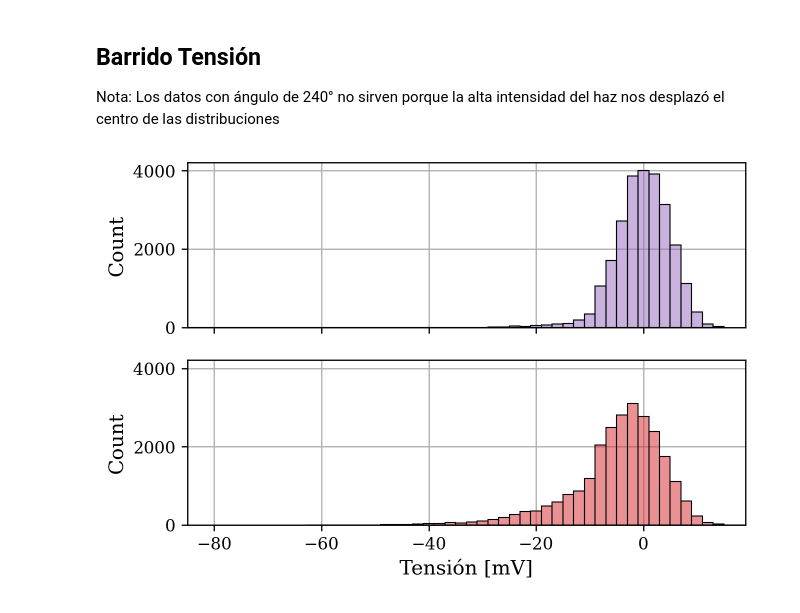
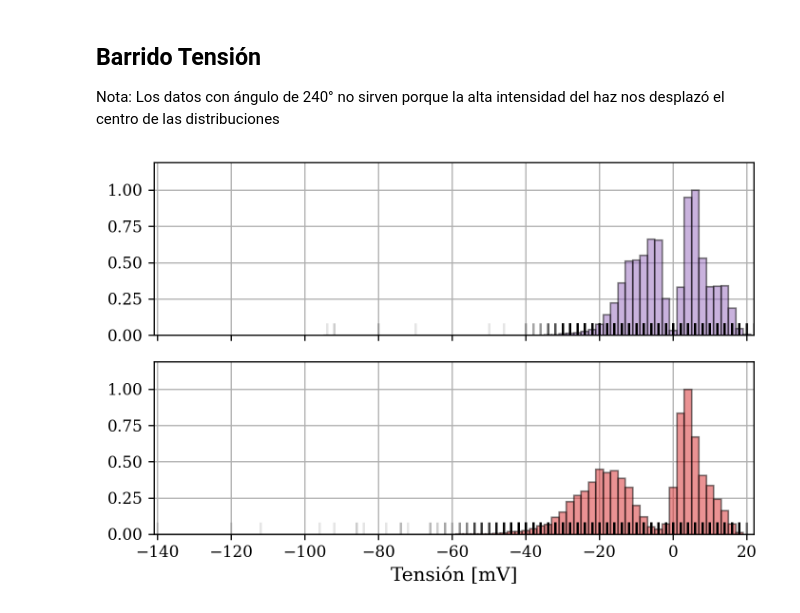
Before and after one commit to agustinbrusco/Laboratorio5, a Jupyter notebook: Datos y código - Práctica 3/adquisicion.ipynb, the cells around one changed output. Cells and saved outputs as stored; diff of their text form; code cells hidden in the pictures.

```diff
--- a/Datos y código - Práctica 3/adquisicion.ipynb
+++ b/Datos y código - Práctica 3/adquisicion.ipynb
@@ -57,13 +60,13 @@ config_code_dict = {
 }
 # %%
 # Leer del osciloscopio:
-# tiempo, channel1 = osci.read_data(1)  # s, V
+tiempo, channel1 = osci.read_data(1)  # s, V
 
 # Leer una tanda guardada:
-modo, angulo, tension, config = "sample", 230, 990, "d"
-tiempo, channel1 = np.load(f"osci_sample/{modo}_a{angulo}_t{tension}_{config}.npy")  # s, V
-tiempo = tiempo[:2500]
-channel1 = channel1[:2500]
+# modo, angulo, tension, config = "sample", 230, 990, "d"
+# tiempo, channel1 = np.load(f"osci_sample/{modo}_a{angulo}_t{tension}_{config}.npy")  # s, V
+# tiempo = tiempo[:2500]
+# channel1 = channel1[:2500]
 
 res = 2e-3  # V
 vals_unicos = np.unique(channel1)
@@ -86,5 +89,5 @@ plt.show()
 # %%
-config = "d"  # Estado del instrumental al medir
+config = "c"  # Estado del instrumental al medir
 tension = 1050  # Tensión en la fuente del fotomultiplicador
 angulo = 230  # Ángulo relativo entre polarizadores a la salida del láser
 modo = "fpeaks"  # Modo del osciloscopio: "fpeaks" para find peaks y "sample" para sampleo
@@ -95,7 +98,7 @@ for i in range(10):
     time.sleep(5e-3)
 tiempo = np.concatenate(tiempo)
 channel1 = np.concatenate(channel1)
-np.save(f"barrido/{modo}_a{angulo}_t{tension}_{config}.npy", np.array([tiempo, channel1]))
+np.save(f"pancita_osci/{modo}_a{angulo}_t{tension}_{config}.npy", np.array([tiempo, channel1]))
 # %%
 fig, axs = plt.subplots(4, 1, sharex=True, sharey=True)
 color_id = 4
@@ -128,10 +131,10 @@ plt.show()
 
 Nota: Los datos con ángulo de 240° no sirven porque la alta intensidad del haz nos desplazó el centro de las distribuciones
 # %%
-config = "d"  # Estado del instrumental al medir
+config = "c"  # Estado del instrumental al medir
 tension = 1050  # Tensión en la fuente del fotomultiplicador
 angulo = 230  # Ángulo relativo entre polarizadores a la salida del láser
-modo = "fpeaks"  # Modo del osciloscopio: "fpeaks" para find peaks y "sample" para sampleo
+modo = "fpeaks25ms"  # Modo del osciloscopio: "fpeaks" para find peaks y "sample" para sampleo
 
 tiempo = ["placeholder"]*10
 channel1 = ["placeholder"]*10
@@ -139,25 +142,45 @@ for i in range(10):
     tiempo[i], channel1[i] = osci.read_data(1)  # s, V
 tiempo = np.concatenate(tiempo)
 channel1 = np.concatenate(channel1)
-np.save(f"barrido/{modo}_a{angulo}_t{tension}_{config}.npy", np.array([tiempo, channel1]))
+np.save(f"pancita_osci/{modo}_a{angulo}_t{tension}_{config}.npy", np.array([tiempo, channel1]))
 # %%
-modo = "fpeaks"
+modo = "fpeaks10ms"
 angulo = 230
 tension = 1050
-fig, axs = plt.subplots(2, 1, sharex=True, sharey=True)
+fig, axs = plt.subplots(2, 1, sharex=True, sharey=True, tight_layout=True)
+fig.subplots_adjust(hspace=0)
 color_id = 4
+height_dict = dict()
+tension_dict = dict()
 for config, ax in zip(["c", "d"], axs):
-    tiempo, channel1 = np.load(f"barrido/{modo}_a{angulo}_t{tension}_{config}.npy")  # s, V
+    tiempo, channel1 = np.load(f"pancita_osci/{modo}_a{angulo}_t{tension}_{config}.npy")  # s, V
     res = 2e-3  # Escala en 50 mV
     # res = 4e-3  # Escala en 100 mV
-    vals_unicos = np.unique(channel1)
-    bins = np.arange(vals_unicos.min() - res/2, vals_unicos.max()+res/2, res)  # V
-    sns.histplot(x=channel1*1e3, color=f"C{color_id}", bins=bins*1e3, zorder=10, edgecolor="k",
-                    alpha=0.5, label=config + " Sample", ax=ax)
+    vals_unicos = np.unique(channel1,)
+    bin_edges = np.arange(vals_unicos.min() - res/2, vals_unicos.max()+res/2, res)  # V
+    count, bin_edges = np.histogram(channel1, bin_edges, )
+    bin_center = np.arange(vals_unicos.min(), vals_unicos.max(), res)  # V
+    bar_height = count/count.max()
+    try:
+        ax.bar(x=bin_center*1e3, height=bar_height, width=res*1e3,
+                    color=f"C{color_id}", zorder=10, edgecolor="k",
+                    alpha=0.5, label=config + " Sample")
+    except ValueError:
+        bin_center = np.arange(vals_unicos.min(), vals_unicos.max()+res/2, res)  # V
+        bar_height = count/count.max()
+        ax.bar(x=bin_center[:-1]*1e3, height=bar_height, width=res*1e3,
+                    color=f"C{color_id}", zorder=10, edgecolor="k",
+                    alpha=0.5, label=config + " Sample")
+    sns.rugplot(x=channel1*1e3, c="k", height=0.07, alpha=0.1, lw=1.5, ax=ax, zorder=11)
     color_id -= 1
+    height_dict[config] = bar_height
+    tension_dict[config] = bin_center
+
     # ax.set_yscale("log")
 # ax.set_yticks([1e0, 10**1.5, 1e3])
 ax.set_xlabel("Tensión [mV]")
+
+
 plt.show()
 # %% [output]
-[figure, old version]
+[figure, new version]
```
Also changed, not shown: parts of 3 cells of this notebook, 10 other files.
